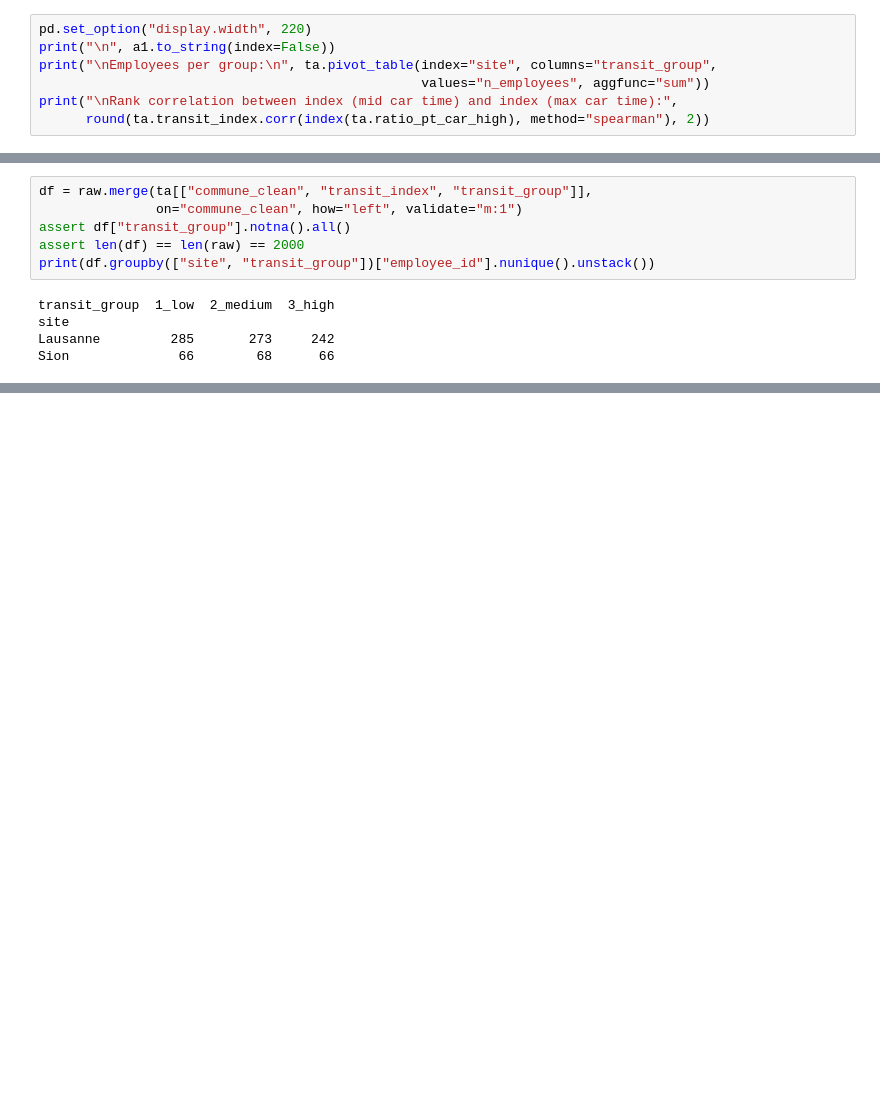
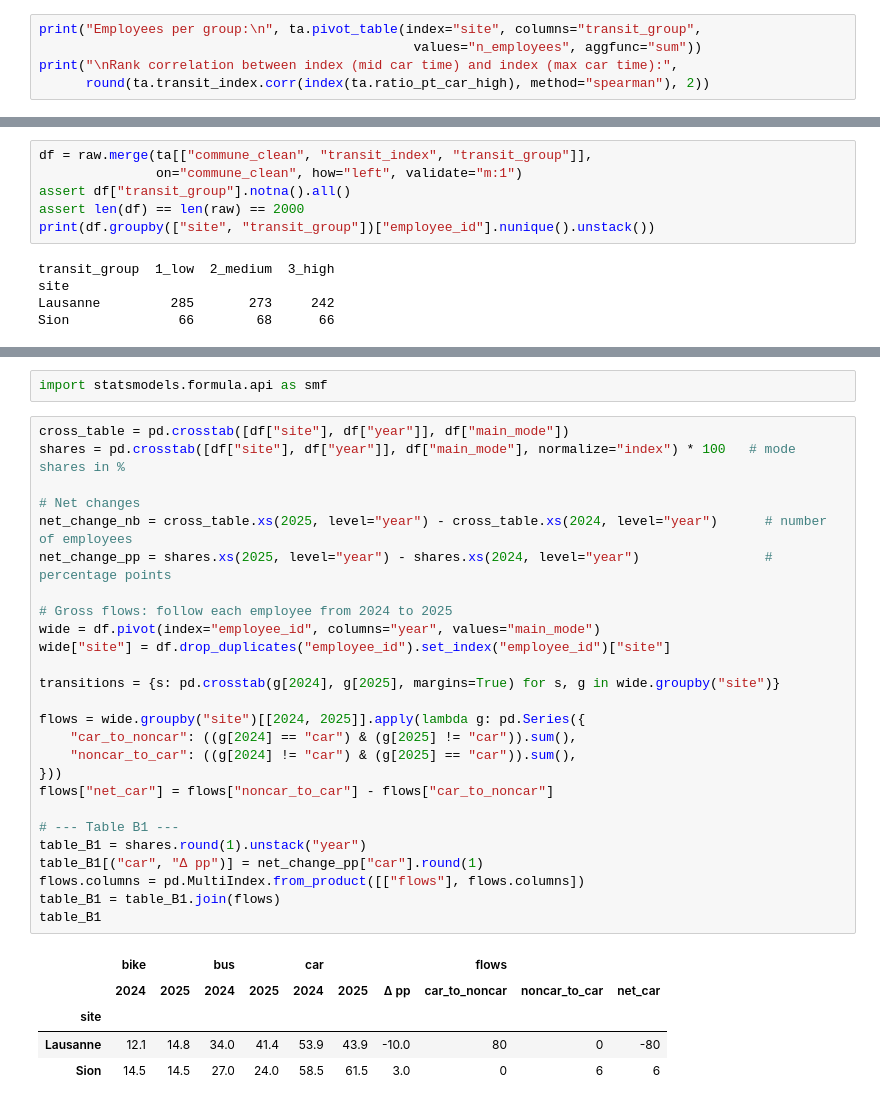
Before and after one commit to Mxlrt69/Public_Policy_Project, a Jupyter notebook: full_notebook.ipynb, the cells around one changed output, grey strips where cells are left out. Saved outputs shown, nothing was run; the diff lists cells and outputs as text; blank space fills up the shorter version.

```diff
--- a/full_notebook.ipynb
+++ b/full_notebook.ipynb
@@ -817,10 +850,8 @@ a1
 
 Distribution of employees across groups, and robustness to the choice of car time (upper bound of the Google range).
 # %%
-pd.set_option("display.width", 220)
-print("\n", a1.to_string(index=False))
-print("\nEmployees per group:\n", ta.pivot_table(index="site", columns="transit_group",
-                                                 values="n_employees", aggfunc="sum"))
+print("Employees per group:\n", ta.pivot_table(index="site", columns="transit_group",
+                                                values="n_employees", aggfunc="sum"))
 print("\nRank correlation between index (mid car time) and index (max car time):",
       round(ta.transit_index.corr(index(ta.ratio_pt_car_high), method="spearman"), 2))
 # %% [output]
@@ -874,0 +905,34 @@ Sion              66        68      66
+# %%
+import statsmodels.formula.api as smf
+# %%
+cross_table = pd.crosstab([df["site"], df["year"]], df["main_mode"])
+shares = pd.crosstab([df["site"], df["year"]], df["main_mode"], normalize="index") * 100   # mode shares in %
+
+# Net changes
+net_change_nb = cross_table.xs(2025, level="year") - cross_table.xs(2024, level="year")      # number of employees
+net_change_pp = shares.xs(2025, level="year") - shares.xs(2024, level="year")                # percentage points
+
+# Gross flows: follow each employee from 2024 to 2025
+wide = df.pivot(index="employee_id", columns="year", values="main_mode")
+wide["site"] = df.drop_duplicates("employee_id").set_index("employee_id")["site"]
+
+transitions = {s: pd.crosstab(g[2024], g[2025], margins=True) for s, g in wide.groupby("site")}
+
+flows = wide.groupby("site")[[2024, 2025]].apply(lambda g: pd.Series({
+    "car_to_noncar": ((g[2024] == "car") & (g[2025] != "car")).sum(),
+    "noncar_to_car": ((g[2024] != "car") & (g[2025] == "car")).sum(),
+}))
+flows["net_car"] = flows["noncar_to_car"] - flows["car_to_noncar"]
+
+# --- Table B1 ---
+table_B1 = shares.round(1).unstack("year")
+table_B1[("car", "Δ pp")] = net_change_pp["car"].round(1)
+flows.columns = pd.MultiIndex.from_product([["flows"], flows.columns])
+table_B1 = table_B1.join(flows)
+table_B1
+# %% [output]
+|  | bike |  | bus |  | car |  |  | flows |  |  |
+|  | 2024 | 2025 | 2024 | 2025 | 2024 | 2025 | Δ pp | car_to_noncar | noncar_to_car | net_car |
+| site |  |  |  |  |  |  |  |  |  |  |
+| Lausanne | 12.1 | 14.8 | 34.0 | 41.4 | 53.9 | 43.9 | -10.0 | 80 | 0 | -80 |
+| Sion | 14.5 | 14.5 | 27.0 | 24.0 | 58.5 | 61.5 | 3.0 | 0 | 6 | 6 |
```
Also changed, not shown: parts of 31 cells of this notebook.
